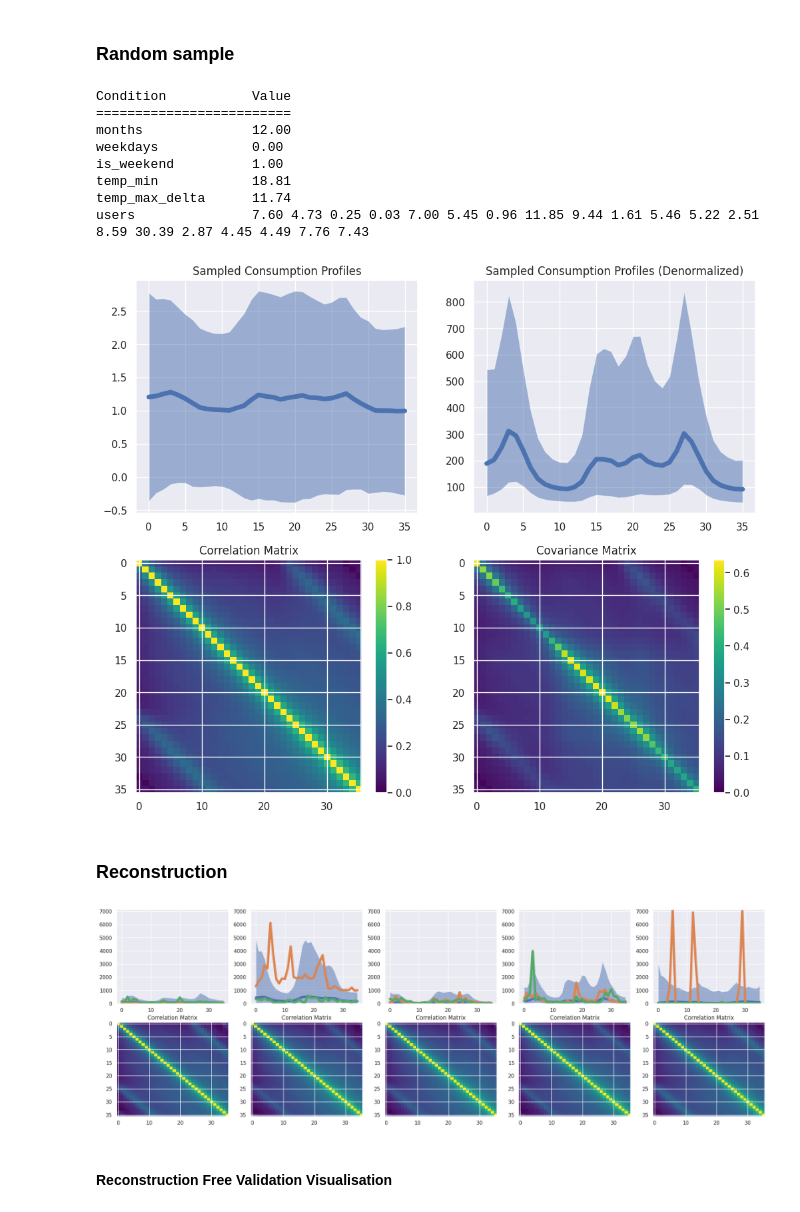
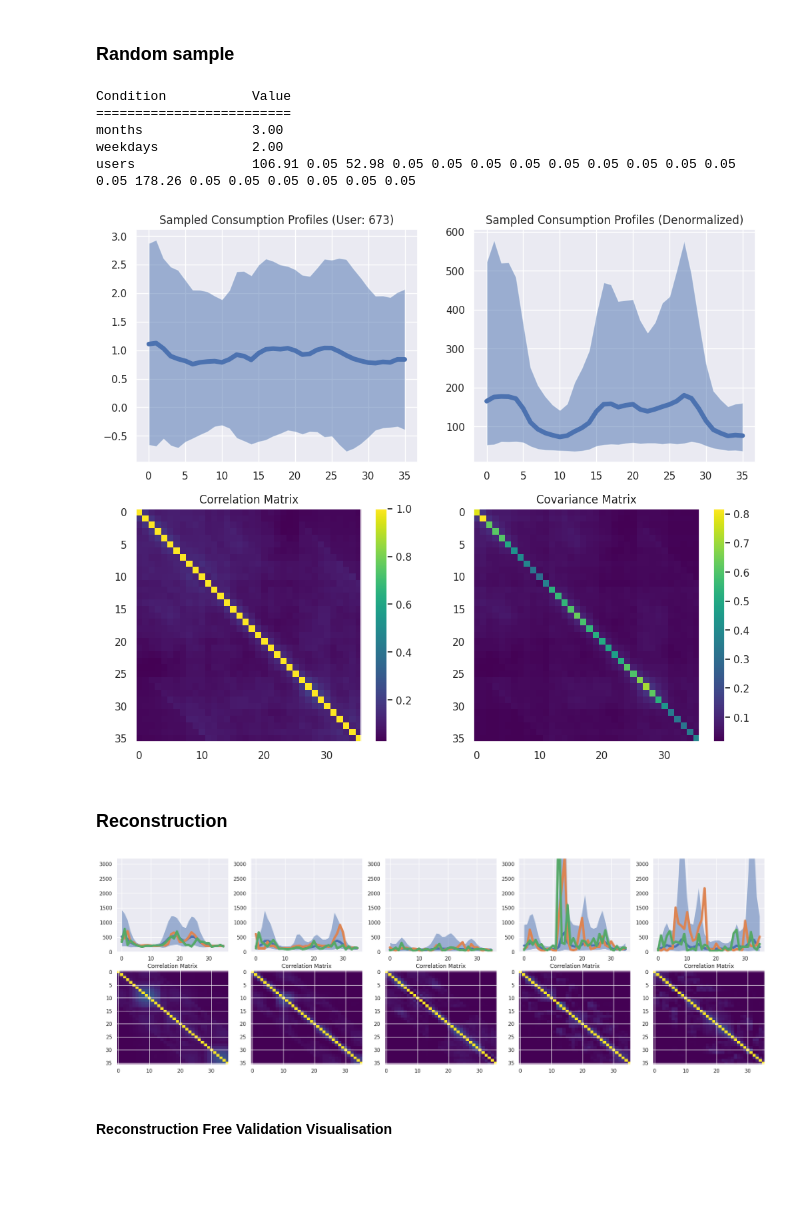
Before and after one commit to kabolat/behavio-temporal-vae, a Jupyter notebook: notebooks/sdg_baseline.ipynb, the cells around one changed output. Cells and saved outputs as stored; diff of their text form; code cells hidden in the pictures; blank space fills up the shorter version.

Commit message:
Lower band matrix gaussian vae

```diff
--- a/notebooks/sdg_baseline.ipynb
+++ b/notebooks/sdg_baseline.ipynb
@@ -333,20 +365,20 @@ Number of decoder parameters: 1052508
 ### Training
 # %%
 train_kwargs = {
-                "lr": 1e-3,
+                "lr": 5e-4,
                 "beta": 1.0,
-                "num_mc_samples": 2,
-                "epochs": 10,
+                "num_mc_samples": 4,
+                "epochs": 1000,
                 "verbose_freq": 100,
                 "tensorboard": True,
-                "batch_size": 256,
-                "validation_freq": 5000,
+                "batch_size": 512,
+                "validation_freq": 2500,
                 "device": "cuda",
                 "tqdm_func": tqdm.tqdm,
                 }
 # %%
-trainloader = torch.utils.data.DataLoader(trainset, batch_size=train_kwargs["batch_size"], shuffle=True, drop_last=True, num_workers=8, pin_memory=True)
-valloader = torch.utils.data.DataLoader(valset, batch_size=train_kwargs["batch_size"]*128, drop_last=False, num_workers=8, pin_memory=True)
+trainloader = torch.utils.data.DataLoader(trainset, batch_size=train_kwargs["batch_size"], shuffle=True, drop_last=True, num_workers=1, pin_memory=True)
+valloader = torch.utils.data.DataLoader(valset, batch_size=train_kwargs["batch_size"]*128, drop_last=False, num_workers=1, pin_memory=False)
 
 # trainloader = torch.utils.data.DataLoader(trainset, batch_size=train_kwargs["batch_size"], shuffle=True, drop_last=True)
 # valloader = torch.utils.data.DataLoader(valset, batch_size=train_kwargs["batch_size"]*128, drop_last=False)
@@ -412,8 +444,8 @@ Conditioner saved at ./runs/Jun12_20-39-12_iepg-compute1.ewi.tudelft.nl/conditio
 # %%
 LOAD_MODEL = True
 
-model_path = None
-conditioner_path = None
+model_path = "runs/Jun18_00-54-39_iepg-compute1.ewi.tudelft.nl/trained_model.pt"
+conditioner_path = "runs/Jun18_00-54-39_iepg-compute1.ewi.tudelft.nl/conditioner.pkl"
 
 ## if model_path is None, load the latest model
 if model_path is None:
@@ -444,55 +484,58 @@ Conditioner loaded from runs/Jun12_20-39-12_iepg-compute1.ewi.tudelft.nl/conditi
 # %% [markdown]
 ### Random sample
 # %%
-random_conditions = conditioner.get_random_conditions(1)
+random_condition_set, random_conditions = conditioner.get_random_conditions(1)
+## get a random user gamma from the entity model
+random_user_idx = np.random.choice(user_gamma.shape[0])
+random_conditions["users"] = user_gamma[[random_user_idx]]
+random_condition_set =  conditioner.transform(random_conditions)
 ## print random_conditions dictionary as a table
 print("{:<20}{:>5}".format("Condition", "Value"))
 print("="*25)
-for k, v in random_conditions[1].items():
+for k, v in random_conditions.items():
     print(f"{k:<20}" + " ".join([f"{x:.2f}" for x in v[0]]))
 # %% [output]
 Condition           Value
 =========================
-months              12.00
-weekdays            0.00
-is_weekend          1.00
-temp_min            18.81
-temp_max_delta      11.74
-users               7.60 4.73 0.25 0.03 7.00 5.45 0.96 11.85 9.44 1.61 5.46 5.22 2.51 8.59 30.39 2.87 4.45 4.49 7.76 7.43
+months              3.00
+weekdays            2.00
+users               106.91 0.05 52.98 0.05 0.05 0.05 0.05 0.05 0.05 0.05 0.05 0.05 0.05 178.26 0.05 0.05 0.05 0.05 0.05 0.05
 # %%
-x_sample = model.sample(condition=torch.tensor(random_conditions[0]).float(), num_samples_prior=1, num_samples_likelihood=1)
+x_sample = model.sample(condition=torch.tensor(random_condition_set).float(), num_samples_prior=1, num_samples_likelihood=1)
 x_mu = x_sample["params"]["mu"].detach()
 x_sigma = x_sample["params"]["sigma"].detach()
 # x_pi = x_sample["params"]["pi"].detach()
 x_pi = torch.tensor([1.0])
 x_mu_denorm = utils.zero_preserved_log_denormalize(x_mu, nonzero_mean, nonzero_std, log_input=LOG_SPACE, zero_id=ZERO_ID, shift=SHIFT)*x_pi.numpy()
 x_sigma_upper_denorm = utils.zero_preserved_log_denormalize(x_mu+x_sigma, nonzero_mean, nonzero_std, log_input=LOG_SPACE, zero_id=ZERO_ID, shift=SHIFT)*x_pi.numpy()
 x_sigma_lower_denorm = utils.zero_preserved_log_denormalize(x_mu-x_sigma, nonzero_mean, nonzero_std, log_input=LOG_SPACE, zero_id=ZERO_ID, shift=SHIFT)*x_pi.numpy()
 
 x_tau = model.decoder.get_tau(x_sample["params"]["tau"]).detach()
-x_Sigma = model.decoder.create_covariance_matrix(x_sigma, x_tau)
+x_Sigma = model.decoder.create_covariance_matrix(x_sample["params"])
 x_Corr = x_Sigma/ (x_sigma[...,None]*x_sigma[:,None,:])
 
 fig, ax = plt.subplots(2, 2, figsize=(12, 10))
 ax[0,0].plot(x_mu.T, lw=5)
 ax[0,0].fill_between(np.arange(x_mu.shape[1]), (x_mu-2*x_sigma)[0], (x_mu+2*x_sigma)[0], alpha=0.5)
 # ax[0].plot(x_pi.T, lw=1, linestyle='--')
-ax[0,0].set_title("Sampled Consumption Profiles")
+ax[0,0].set_title(f"Sampled Consumption Profiles (User: {random_user_idx})")
 
 ax[0,1].plot(x_mu_denorm.T, lw=5)
 ax[0,1].fill_between(np.arange(x_mu_denorm.shape[1]), x_sigma_lower_denorm[0], x_sigma_upper_denorm[0], alpha=0.5)
 ax[0,1].set_title("Sampled Consumption Profiles (Denormalized)")
 
 im = ax[1,0].imshow(x_Corr[0], aspect='auto', cmap='viridis', interpolation='nearest')
 ax[1,0].set_title(f"Correlation Matrix")
+ax[1,0].grid(False)
 plt.colorbar(im)
 
 im = ax[1,1].imshow(x_Sigma[0], aspect='auto', cmap='viridis', interpolation='none')
 ax[1,1].set_title(f"Covariance Matrix")
+ax[1,1].grid(False)
 plt.colorbar(im)
 plt.show()
 # %% [output]
-[figure, old version]
+[figure, new version]
 # %% [markdown]
 ### Reconstruction
 # %%
@@ -519,9 +567,4 @@ x_rec_denorm_sigma_high = utils.zero_preserved_log_denormalize(x_rec_mu + 2*x_re
 # %%
-##take sample
-
-samples = model.decoder.sample(x_rec["params"],num_samples=1)
-samples_denorm = utils.zero_preserved_log_denormalize(samples, nonzero_mean, nonzero_std, log_input=LOG_SPACE, zero_id=ZERO_ID, shift=SHIFT)
-
 fig, ax = plt.subplots(2, 5, figsize=(25, 8))
 for i in range(5):
     ax[0,i].plot(x_rec_denorm[i].T, lw=5)
@@ -534,7 +577,7 @@ for i in range(5):
     ax[1,i].set_title(f"Correlation Matrix")
 plt.show()
 # %% [output]
-[figure, old version]
+[figure, new version]
 # %% [markdown]
 #### Reconstruction Free Validation Visualisation
 # %%
```
Also changed, not shown: parts of 20 cells of this notebook, 2 other files.
